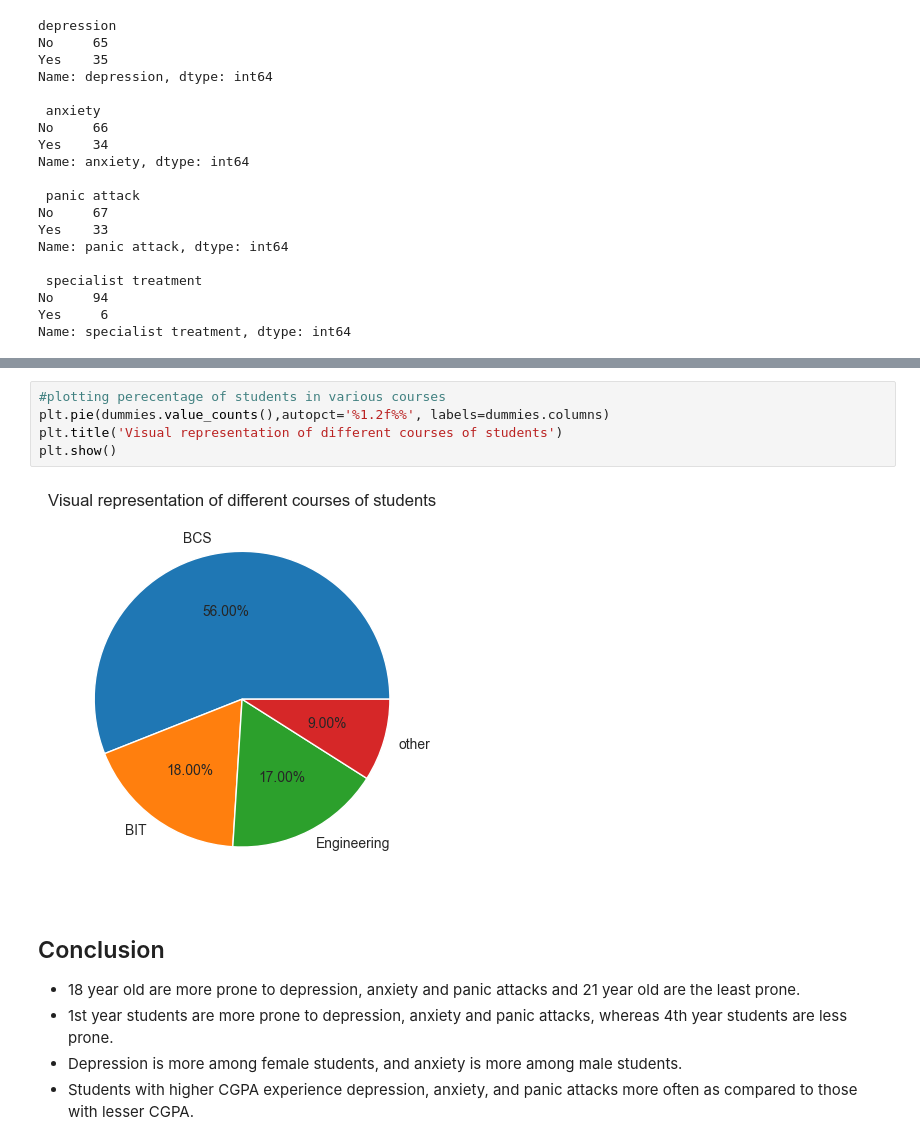
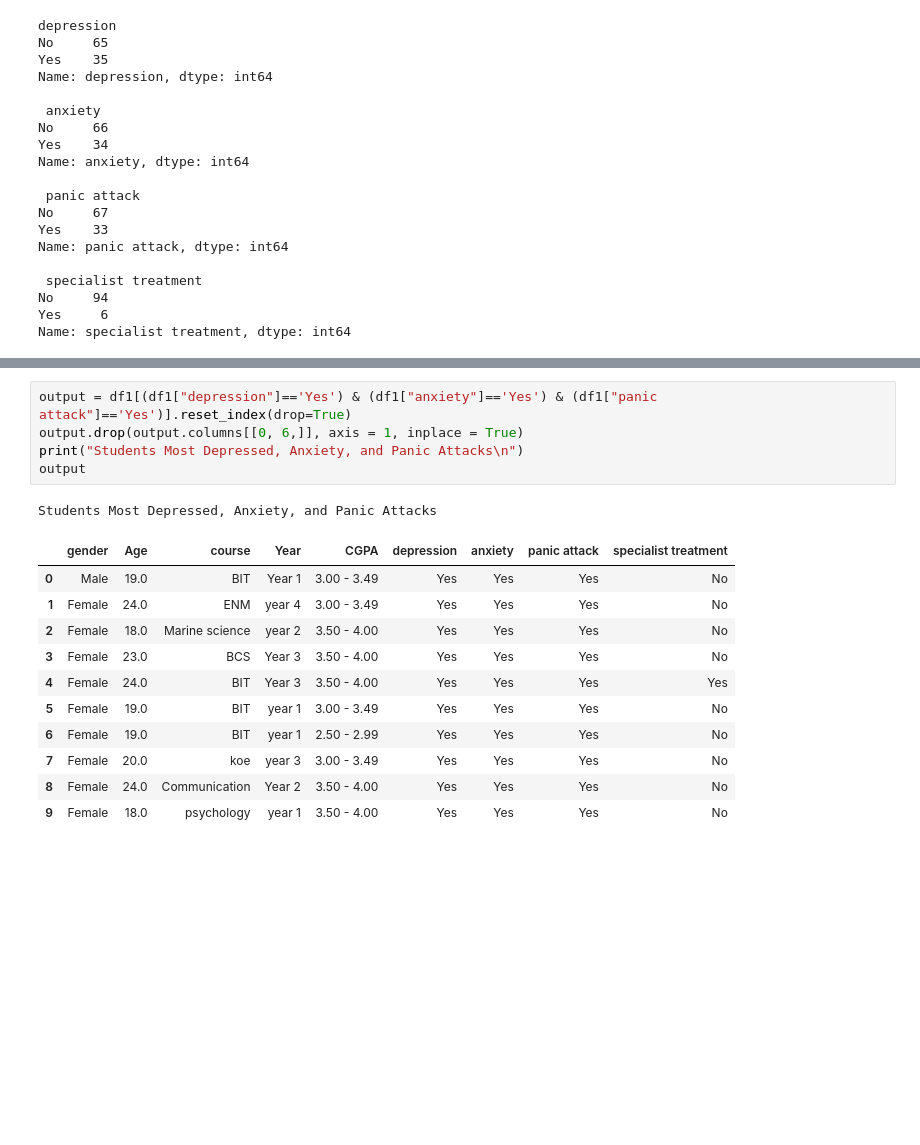
Before and after one commit to DevanshUpadhyay26/Student-mental, a Jupyter notebook: student-mental-health-visualisation.ipynb, the cells around one changed output, grey strips where cells are left out. Saved outputs shown, nothing was run; the diff lists cells and outputs as text; blank space fills up the shorter version.

```diff
--- a/student-mental-health-visualisation.ipynb
+++ b/student-mental-health-visualisation.ipynb
@@ -428,14 +224,18 @@ df5.head()
-# %%
-#plotting perecentage of students in various courses
-plt.pie(dummies.value_counts(),autopct='%1.2f%%', labels=dummies.columns)
-plt.title('Visual representation of different courses of students')
-plt.show()
-# %% [output]
-[figure, removed]
-# %% [markdown]
-## Conclusion
-
-- 18 year old are more prone to depression, anxiety and panic attacks and 21 year old are the least prone.
-- 1st year students are more prone to depression, anxiety and panic attacks, whereas 4th year students are less prone.
-- Depression is more among female students, and anxiety is more among male students.
-- Students with higher CGPA experience depression, anxiety, and panic attacks more often as compared to those with lesser CGPA.
+# %%
+output = df1[(df1["depression"]=='Yes') & (df1["anxiety"]=='Yes') & (df1["panic attack"]=='Yes')].reset_index(drop=True)
+output.drop(output.columns[[0, 6,]], axis = 1, inplace = True)
+print("Students Most Depressed, Anxiety, and Panic Attacks\n")
+output
+# %% [output]
+Students Most Depressed, Anxiety, and Panic Attacks
+|  | gender | Age | course | Year | CGPA | depression | anxiety | panic attack | specialist treatment |
+| 0 | Male | 19.0 | BIT | Year 1 | 3.00 - 3.49 | Yes | Yes | Yes | No |
+| 1 | Female | 24.0 | ENM | year 4 | 3.00 - 3.49 | Yes | Yes | Yes | No |
+| 2 | Female | 18.0 | Marine science | year 2 | 3.50 - 4.00 | Yes | Yes | Yes | No |
+| 3 | Female | 23.0 | BCS | Year 3 | 3.50 - 4.00 | Yes | Yes | Yes | No |
+| 4 | Female | 24.0 | BIT | Year 3 | 3.50 - 4.00 | Yes | Yes | Yes | Yes |
+| 5 | Female | 19.0 | BIT | year 1 | 3.00 - 3.49 | Yes | Yes | Yes | No |
+| 6 | Female | 19.0 | BIT | year 1 | 2.50 - 2.99 | Yes | Yes | Yes | No |
+| 7 | Female | 20.0 | koe | year 3 | 3.00 - 3.49 | Yes | Yes | Yes | No |
+| 8 | Female | 24.0 | Communication | Year 2 | 3.50 - 4.00 | Yes | Yes | Yes | No |
+| 9 | Female | 18.0 | psychology | year 1 | 3.50 - 4.00 | Yes | Yes | Yes | No |
```
Also changed, not shown: parts of 25 cells of this notebook, 2 other files.
